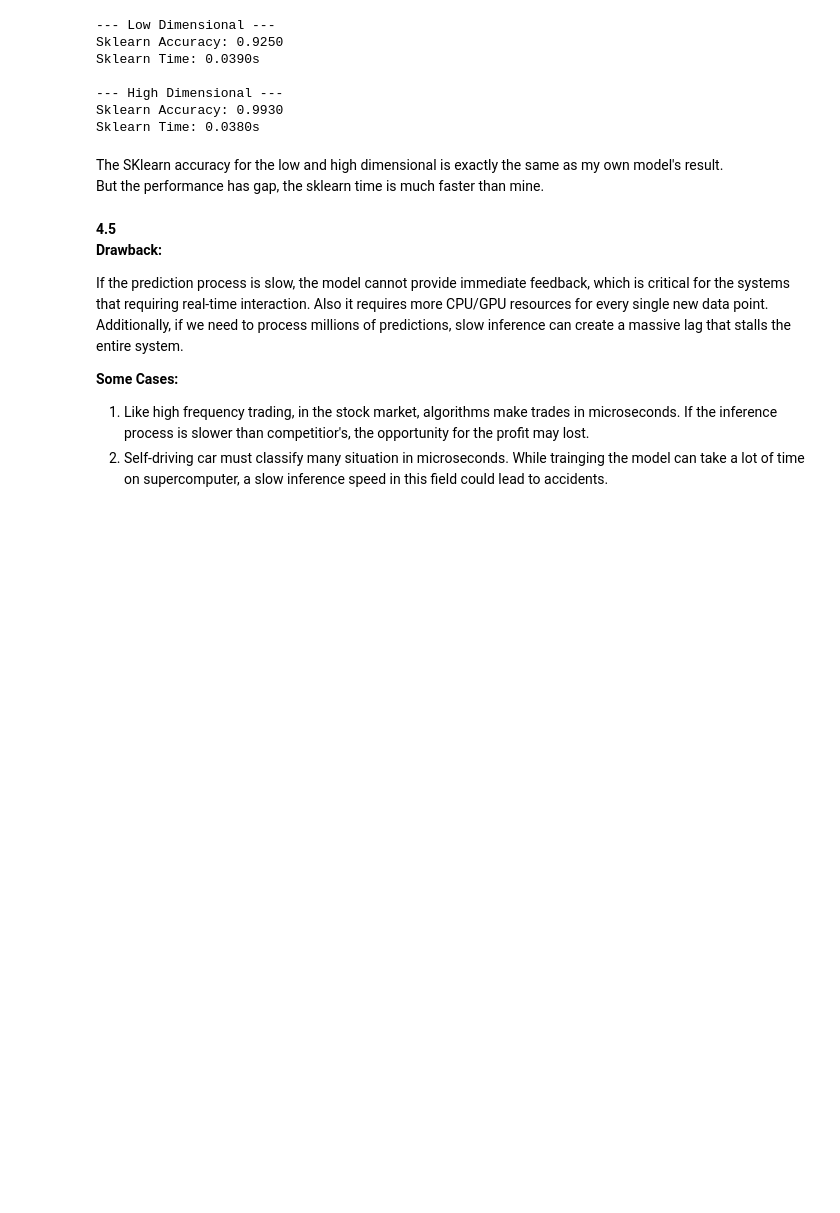
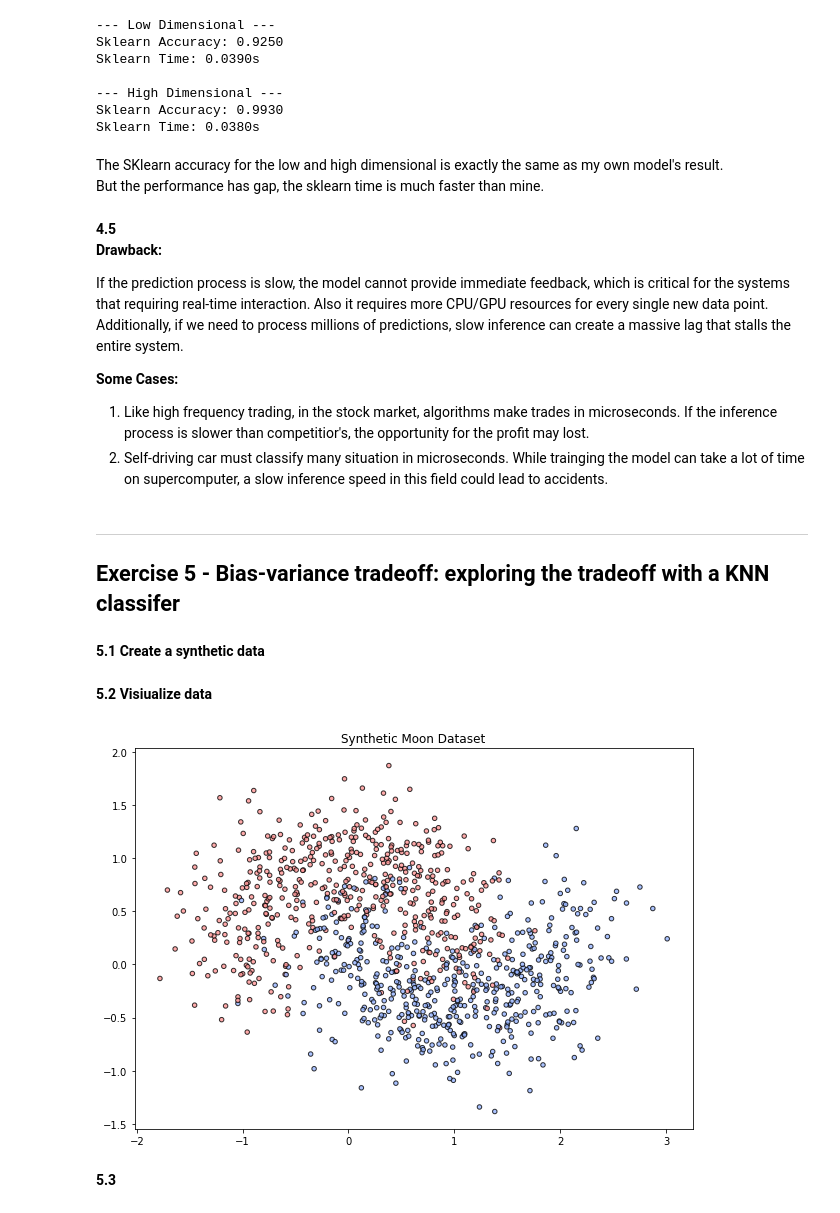
Before and after one commit to edwall201/Machine-Learning-26-Spring, a Jupyter notebook: assign2/assign2.ipynb, the cells around one changed output. Drawn from its saved outputs; the diff is of its cells as text; code cells hidden in the pictures; blank space fills up the shorter version.

```diff
--- a/assign2/assign2.ipynb
+++ b/assign2/assign2.ipynb
@@ -210,3 +210,28 @@ If the prediction process is slow, the model cannot provide immediate feedback,
 **Some Cases:**
 1. Like high frequency trading, in the stock market, algorithms make trades in microseconds. If the inference process is slower than competitior's, the opportunity for the profit may lost.
 2. Self-driving car must classify many situation in microseconds. While trainging the model can take a lot of time on supercomputer, a slow inference speed in this field could lead to accidents.
+# %% [markdown]
+---
+## Exercise 5 - Bias-variance tradeoff: exploring the tradeoff with a KNN classifer
+# %% [markdown]
+**5.1 Create a synthetic data**
+# %%
+import numpy as np
+import matplotlib.pyplot as plt
+from sklearn.datasets import make_moons
+from matplotlib.colors import LinearSegmentedColormap
+
+X, y = make_moons(n_samples=1000, noise=0.35, random_state=42)
+colors = [(255/255, 150/255, 150/255), (150/255, 180/255, 255/255)]
+newcmp = LinearSegmentedColormap.from_list("new", colors, N=2)
+# %% [markdown]
+**5.2 Visiualize data**
+# %%
+plt.figure(figsize=(10, 7))
+plt.scatter(X[:, 0], X[:, 1], c=y, cmap=newcmp, edgecolor='k', s=20, alpha=0.8)
+plt.title("Synthetic Moon Dataset")
+plt.show()
+# %% [output]
+[figure, added]
+# %% [markdown]
+**5.3**
```
Also changed, not shown: parts of 1 cell of this notebook, 1 other file.
